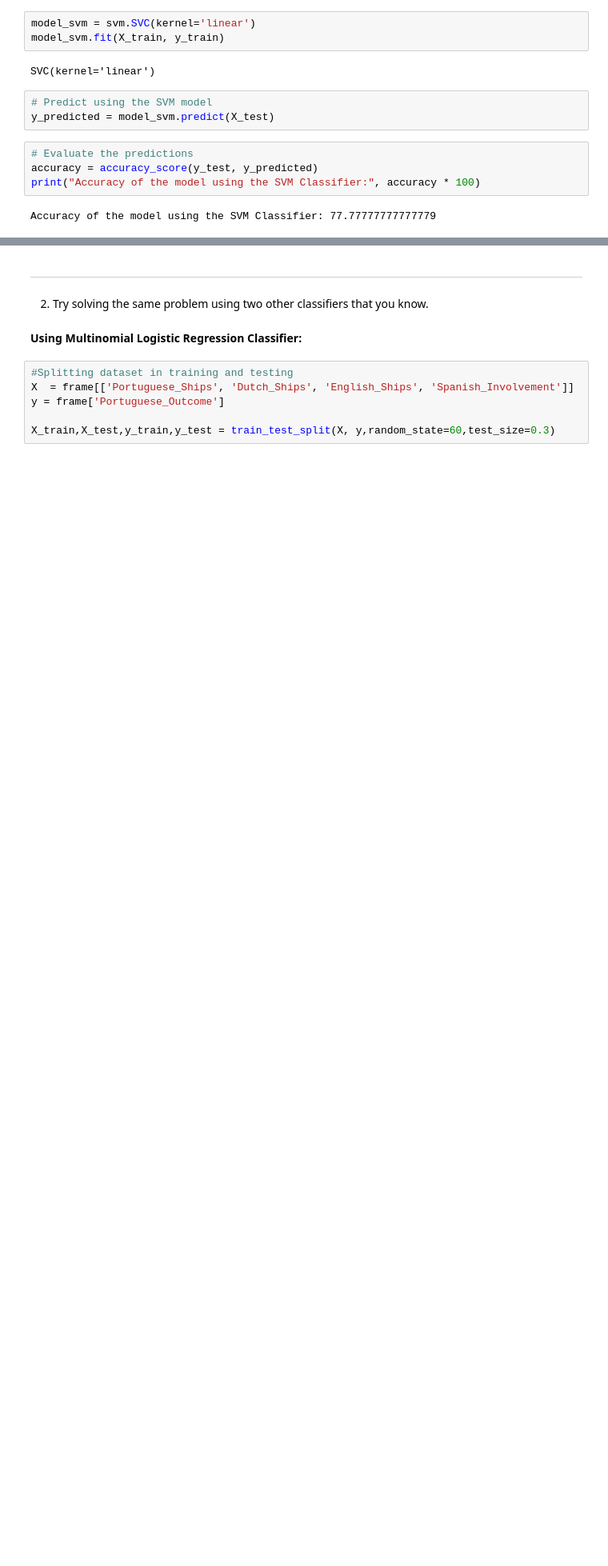
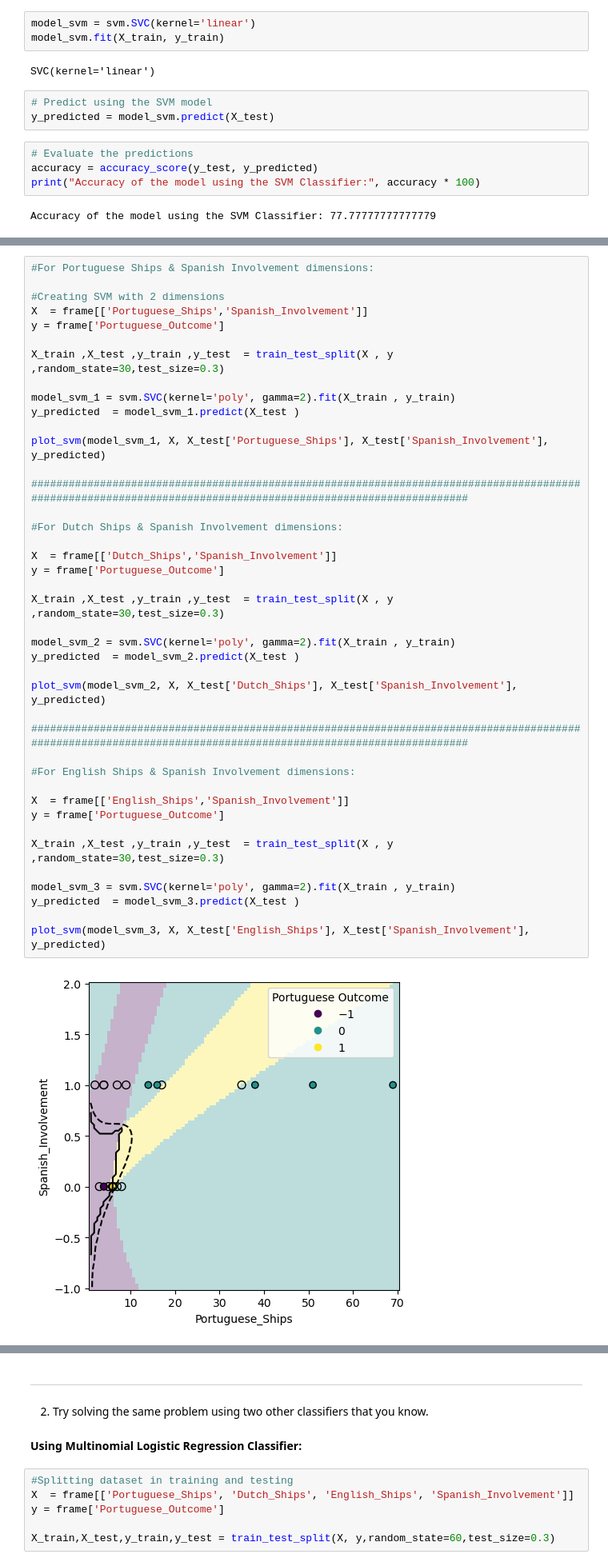
Before and after one commit to TheFrankdalorian/IMT_574, a Jupyter notebook: Week8/Homework/8.9_SVM.ipynb, the cells around one changed output, grey strips where cells are left out. Shown: that part at 80% size. Saved outputs shown, nothing was run; the diff lists cells and outputs as text; blank space fills up the shorter version.

```diff
--- a/Week8/Homework/8.9_SVM.ipynb
+++ b/Week8/Homework/8.9_SVM.ipynb
@@ -163,0 +131,43 @@ def plot_training_data_with_decision_boundary(
+# %%
+#For Portuguese Ships & Spanish Involvement dimensions:
+
+#Creating SVM with 2 dimensions
+X  = frame[['Portuguese_Ships','Spanish_Involvement']]
+y = frame['Portuguese_Outcome']
+
+X_train ,X_test ,y_train ,y_test  = train_test_split(X , y ,random_state=30,test_size=0.3)
+
+model_svm_1 = svm.SVC(kernel='poly', gamma=2).fit(X_train , y_train)
+y_predicted  = model_svm_1.predict(X_test )
+
+plot_svm(model_svm_1, X, X_test['Portuguese_Ships'], X_test['Spanish_Involvement'], y_predicted)
+
+##############################################################################################################################################################
+
+#For Dutch Ships & Spanish Involvement dimensions:
+
+X  = frame[['Dutch_Ships','Spanish_Involvement']]
+y = frame['Portuguese_Outcome']
+
+X_train ,X_test ,y_train ,y_test  = train_test_split(X , y ,random_state=30,test_size=0.3)
+
+model_svm_2 = svm.SVC(kernel='poly', gamma=2).fit(X_train , y_train)
+y_predicted  = model_svm_2.predict(X_test )
+
+plot_svm(model_svm_2, X, X_test['Dutch_Ships'], X_test['Spanish_Involvement'], y_predicted)
+
+##############################################################################################################################################################
+
+#For English Ships & Spanish Involvement dimensions:
+
+X  = frame[['English_Ships','Spanish_Involvement']]
+y = frame['Portuguese_Outcome']
+
+X_train ,X_test ,y_train ,y_test  = train_test_split(X , y ,random_state=30,test_size=0.3)
+
+model_svm_3 = svm.SVC(kernel='poly', gamma=2).fit(X_train , y_train)
+y_predicted  = model_svm_3.predict(X_test )
+
+plot_svm(model_svm_3, X, X_test['English_Ships'], X_test['Spanish_Involvement'], y_predicted)
+# %% [output]
+[figure, added]
```
Also changed, not shown: parts of 9 cells of this notebook, 4 other files.
